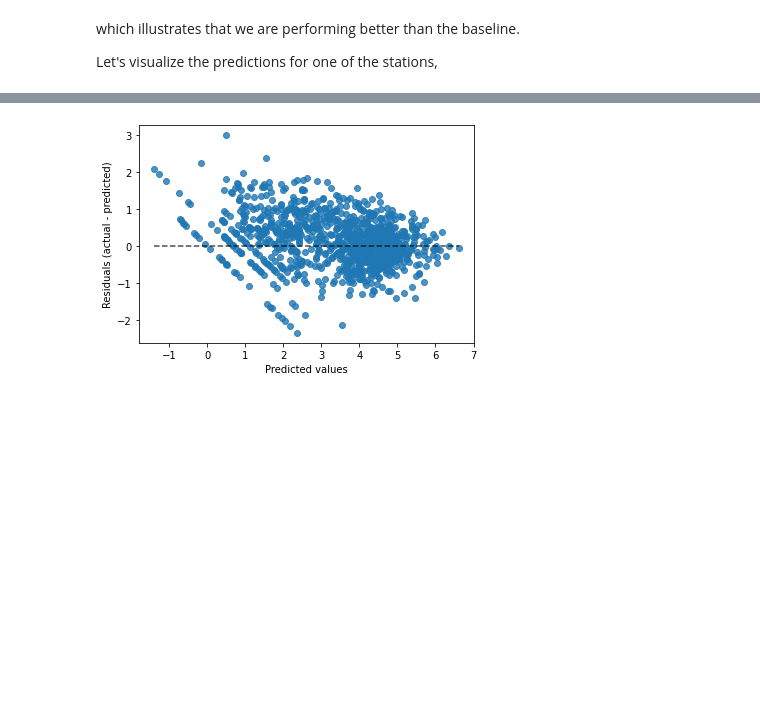
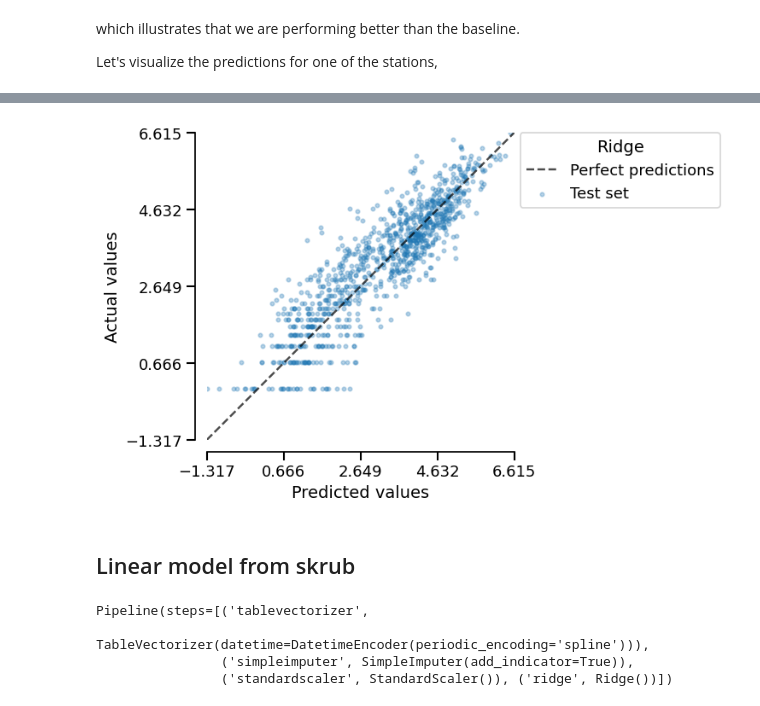
Before and after one commit to ramp-kits/bike_counters_skore, a Jupyter notebook: bike_counters_starting_kit.ipynb, the cells around one changed output, grey strips where cells are left out. Drawn from its saved outputs; the diff is of its cells as text; code cells hidden in the pictures; blank space fills up the shorter version.

```diff
--- a/bike_counters_starting_kit.ipynb
+++ b/bike_counters_starting_kit.ipynb
@@ -374,12 +423,24 @@ A useful way to visualize the error is to plot the prediction error using `Predi
-# %%
-from sklearn.metrics import PredictionErrorDisplay
-
-df_viz = pd.DataFrame({"y_true": y_test, "y_pred": pipe.predict(X_test)}).sample(
-    1_000, random_state=0
-)
-y_pred = pipe.predict(X_test)
-display = PredictionErrorDisplay(y_true=df_viz["y_true"], y_pred=df_viz["y_pred"])
-display.plot()
-plt.show()
-# %% [output]
-[figure, removed]
+# %%
+pipe_report.metrics.prediction_error().plot(kind="actual_vs_predicted")
+# %% [output]
+[figure, added]
+# %% [markdown]
+## Linear model from skrub
+# %%
+from skrub import tabular_learner
+
+tab_learner = tabular_learner(Ridge())
+
+tab_report = EstimatorReport(
+    tab_learner,
+    X_train=X_train,
+    X_test=X_test,
+    y_train=y_train,
+    y_test=y_test,
+)
+tab_report.estimator_
+# %% [output]
+Pipeline(steps=[('tablevectorizer',
+                 TableVectorizer(datetime=DatetimeEncoder(periodic_encoding='spline'))),
+                ('simpleimputer', SimpleImputer(add_indicator=True)),
+                ('standardscaler', StandardScaler()), ('ridge', Ridge())])
```
Also changed, not shown: parts of 41 cells of this notebook.
